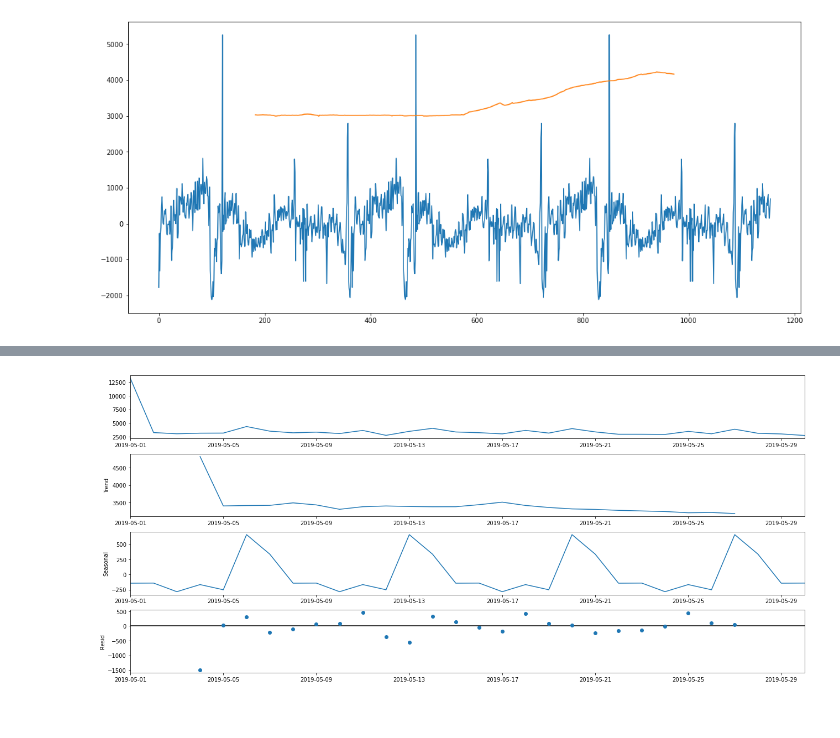
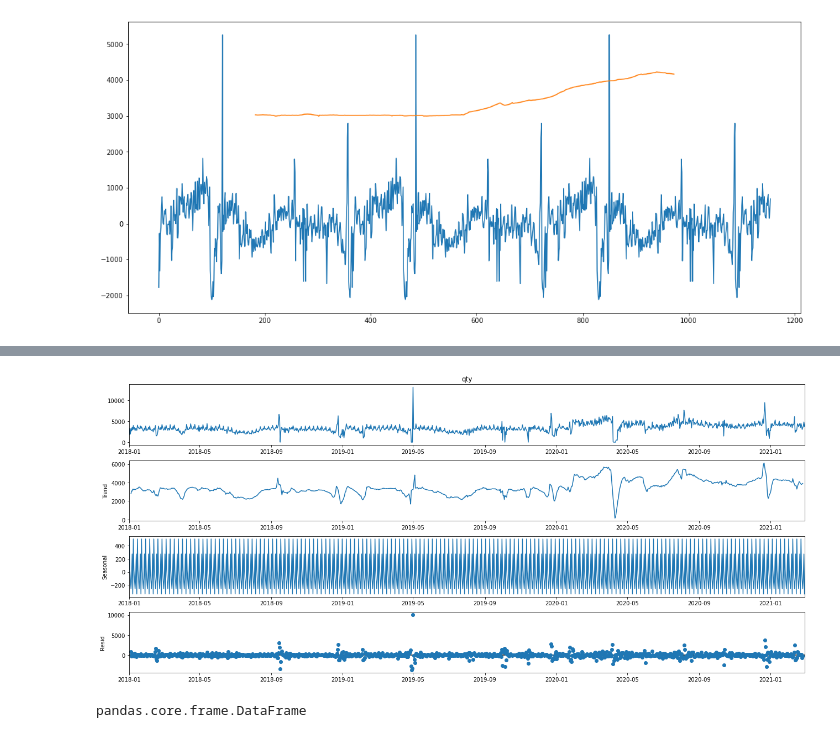
Before and after one commit to ritikatiwarii/food_retail_forecasting, a Jupyter notebook: food_retailer_one_dep_fcst.ipynb, the cells around one changed output, grey strips where cells are left out. Drawn from its saved outputs; the diff is of its cells as text; code cells hidden in the pictures.

```diff
--- a/food_retailer_one_dep_fcst.ipynb
+++ b/food_retailer_one_dep_fcst.ipynb
@@ -5,7 +5,7 @@ import matplotlib.pyplot as plt
 import statsmodels.api as sm
 # %%
 #read the file and clean the data
-df = pd.read_csv('/Users/ritika/kaggle_projects/MSFOS/df_15.csv')
+df = pd.read_csv('/Users/ritika/kaggle_projects/MSFOS/Data/df_15.csv')
 df = df[['X0MATERIAL','ZDEPMENT','X0PLANT','X0CALDAY','X0CALMONTH','X0CALYEAR','qty']]
 df = df[df['X0PLANT'].notna()]
 df['X0CALDAY'] = pd.to_datetime(df['X0CALDAY'],format='%Y%m%d')
@@ -47,11 +45,17 @@ rcParams['figure.figsize'] = 18, 8
 # %%
 df_grp_dep=df_grp_dep.reset_index()
-df_grp_dep=df_grp_dep[df_grp_dep.X0CALDAY.between('2019-05-01','2019-05-30')]
+#df_grp_dep=df_grp_dep[df_grp_dep.X0CALDAY.between('2019-05-01','2019-05-30')]
 df_grp_dep = df_grp_dep.set_index('X0CALDAY')
 
-decomposition = sm.tsa.seasonal_decompose(df_grp_dep, model='additive')
+decomposition = sm.tsa.seasonal_decompose(df_grp_dep['qty'], model='additive')
 fig=decomposition.plot()
 # %% [output]
-[figure, old version]
+[figure, new version]
+# %%
+#df_grp_dep=df_grp_dep['qty']
+#df_grp_dep=pd.DataFrame(df_grp_dep)
+type(df_grp_dep)
+# %% [output]
+pandas.core.frame.DataFrame
 # %%
 #Find outliers in the data
```
Also changed, not shown: parts of 4 cells of this notebook.
